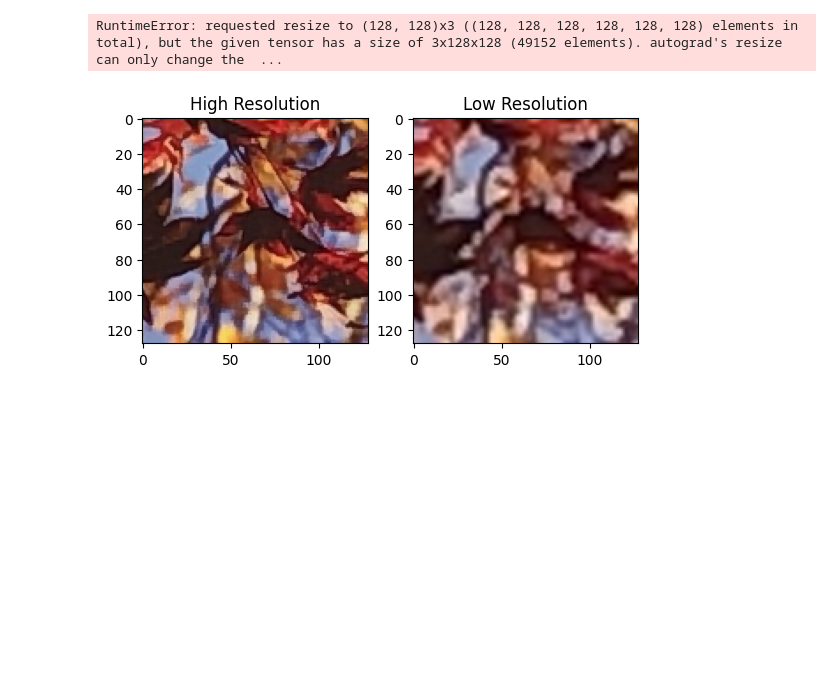
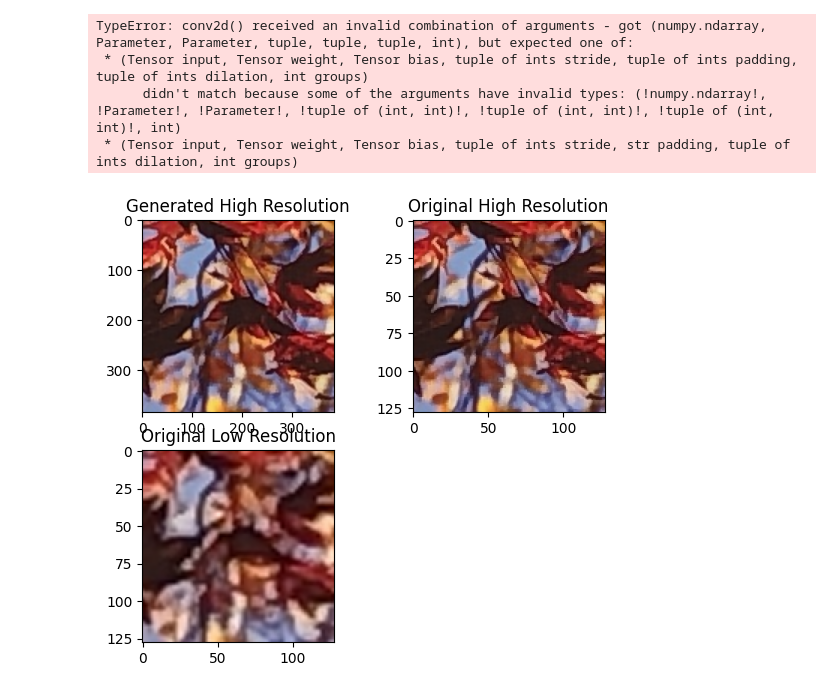
Before and after one commit to harry7557558/aps360-project, a Jupyter notebook: baseline_model_training.ipynb, the cells around one changed output. Saved outputs shown, nothing was run; the diff lists cells and outputs as text; code cells hidden in the pictures; blank space fills up the shorter version.

Commit message:
Baseline model training updated

```diff
--- a/baseline_model_training.ipynb
+++ b/baseline_model_training.ipynb
@@ -17,8 +17,8 @@ discriminator = DiscriminatorModel(3, 8, 0.3)
 
 # Loop
 for lr_batch, hr_batch in test_dl:
-	for i, image in enumerate(lr_batch):
-		output = baseline_bicubic(image)
+	for i, image_arr in enumerate(lr_batch):
+		output = baseline_bicubic(image_arr)
 		outputs.append(output)
 		loss = loss_fn(output, hr_batch[i], discriminator(output) * 0)
 		total_loss += loss
@@ -27,35 +27,57 @@ print("Loss: " + str(total_loss / len(outputs)))
 
 print("Example Result")
 fig = plt.figure()
+plt.subplots_adjust(bottom=0.000001)
 for lr_batch, hr_batch in test_dl:
-	for image in hr_batch:
-		fig.add_subplot(1, 2, 1)
-		plt.imshow(np.transpose(image))
+	for image_arr in hr_batch:
+		fig.add_subplot(2, 2, 1)
+		plt.imshow(np.transpose(image_arr))
 		plt.axis('off')
 		plt.title("Original High Resolution")
-		fig.add_subplot(1, 2, 2)
+		fig.add_subplot(2, 2, 2)
 		plt.imshow(np.transpose(outputs))
 		plt.axis('off')
 		plt.title("Generated High Resolution")
+		fig.add_subplot(2, 2, 3)
+		plt.imshow(np.transpose(lr_batch[i]))
+		plt.axis('off')
+		plt.title("Original Low Resolution")
 		break
 	break
 plt.show()
 # %% [output]
-RuntimeError: requested resize to (128, 128)x3 ((128, 128, 128, 128, 128, 128) elements in total), but the given tensor has a size of 3x128x128 (49152 elements). autograd's resize can only change the  ...
+TypeError: conv2d() received an invalid combination of arguments - got (numpy.ndarray, Parameter, Parameter, tuple, tuple, tuple, int), but expected one of:
+ * (Tensor input, Tensor weight, Tensor bias, tuple of ints stride, tuple of ints padding, tuple of ints dilation, int groups)
+      didn't match because some of the arguments have invalid types: (!numpy.ndarray!, !Parameter!, !Parameter!, !tuple of (int, int)!, !tuple of (int, int)!, !tuple of (int, int)!, int)
+ * (Tensor input, Tensor weight, Tensor bias, tuple of ints stride, str padding, tuple of ints dilation, int groups)
 # %%
+# TEST CODE
+import PIL
+from PIL import Image
+import numpy as np
 train_dl, val_dl, test_dl = get_train_val_test_dataloaders(100)
 fig = plt.figure()
+plt.subplots_adjust(bottom=0.000001)
 
 for lr_batch, hr_batch in test_dl:
 	for i, image in enumerate(hr_batch):
-		fig.add_subplot(1, 2, 1)
-		plt.imshow(np.transpose(image))
-		plt.title("High Resolution")
-		fig.add_subplot(1, 2, 2)
+		img = Image.fromarray(np.uint8(np.transpose(image, (2,1,0)) * 255))
+		detected_width = image.shape[2]
+		detected_height = image.shape[1]
+		new_img = img.resize((detected_width * 3,detected_height * 3), Image.BICUBIC)
+		fig.add_subplot(2, 2, 1)
+		plt.imshow(np.transpose(np.transpose(np.array(new_img) / 255.0, (2,1,0))))
+		plt.title("Generated High Resolution")
+		fig.add_subplot(2, 2, 2)
+
+		plt.imshow(np.transpose(hr_batch[i]))
+		plt.title("Original High Resolution")
+		fig.add_subplot(2, 2, 3)
+
 		plt.imshow(np.transpose(lr_batch[i]))
-		plt.title("Low Resolution")
+		plt.title("Original Low Resolution")
 		break
 	break
 plt.show()
 # %% [output]
-[figure, old version]
+[figure, new version]
```
Also changed, not shown: 1 other file.
